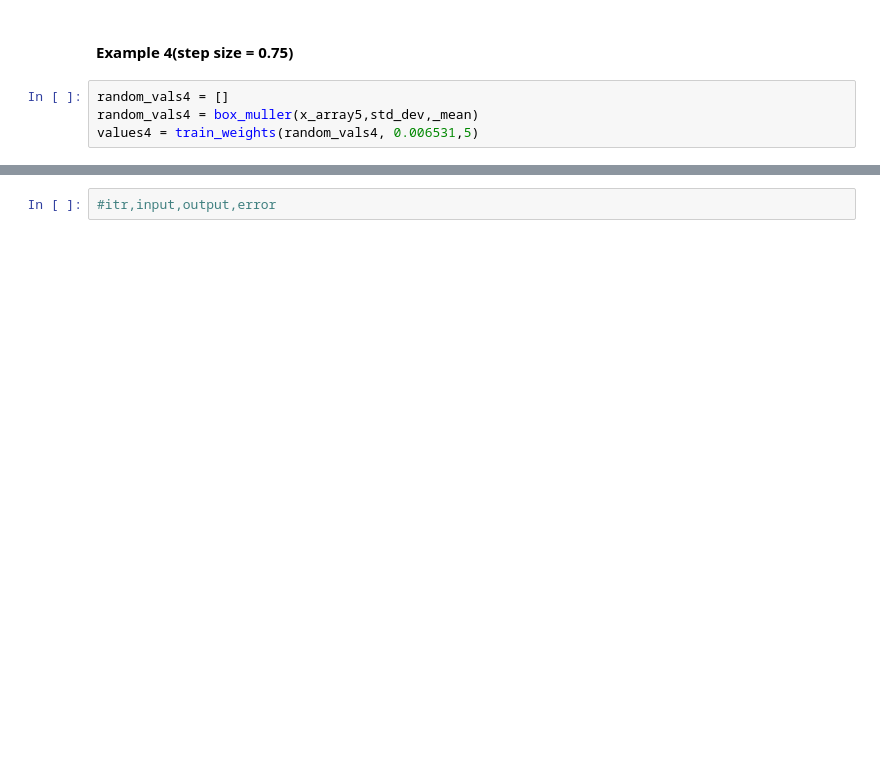
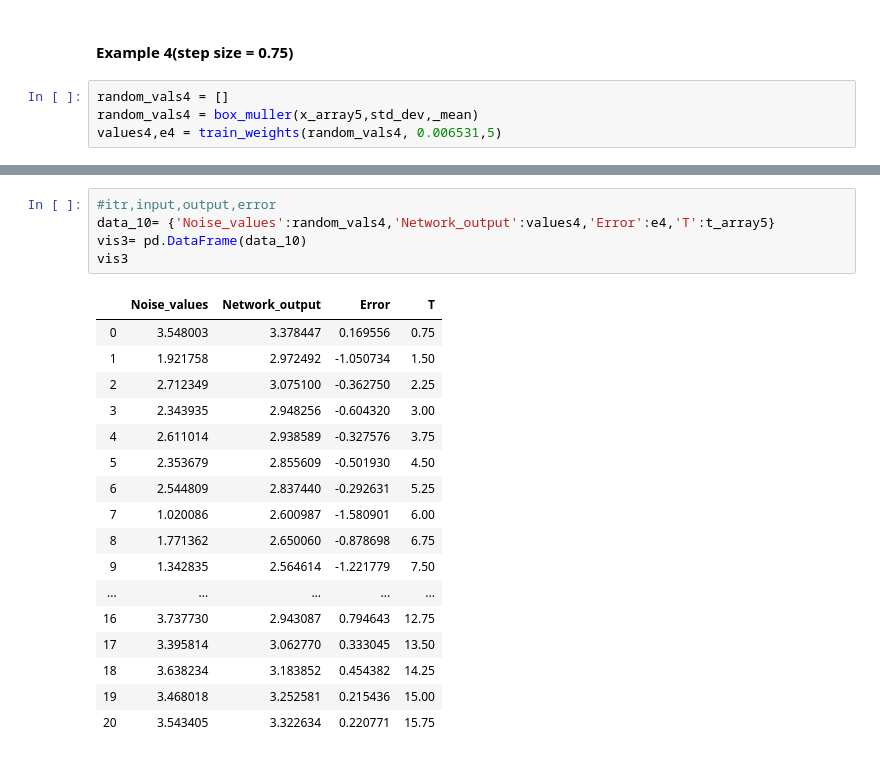
Before and after one commit to Kikumu/Computational-science-practice, a Jupyter notebook: Computational Science ACW.ipynb, the cells around one changed output, grey strips where cells are left out. Cells and saved outputs as stored; diff of their text form; blank space fills up the shorter version.

```diff
--- a/Computational Science ACW.ipynb
+++ b/Computational Science ACW.ipynb
@@ -414,5 +474,5 @@ plt.show()
 # %%
 random_vals4 = []
 random_vals4 = box_muller(x_array5,std_dev,_mean)
-values4 = train_weights(random_vals4, 0.006531,5)
+values4,e4 = train_weights(random_vals4, 0.006531,5)
 # %% [output]
@@ -433,2 +493,23 @@ plt.show()
-# %%
-#itr,input,output,error
+# %%
+#itr,input,output,error
+data_10= {'Noise_values':random_vals4,'Network_output':values4,'Error':e4,'T':t_array5}
+vis3= pd.DataFrame(data_10)
+vis3
+# %% [output]
+|  | Noise_values | Network_output | Error | T |
+| 0 | 3.548003 | 3.378447 | 0.169556 | 0.75 |
+| 1 | 1.921758 | 2.972492 | -1.050734 | 1.50 |
+| 2 | 2.712349 | 3.075100 | -0.362750 | 2.25 |
+| 3 | 2.343935 | 2.948256 | -0.604320 | 3.00 |
+| 4 | 2.611014 | 2.938589 | -0.327576 | 3.75 |
+| 5 | 2.353679 | 2.855609 | -0.501930 | 4.50 |
+| 6 | 2.544809 | 2.837440 | -0.292631 | 5.25 |
+| 7 | 1.020086 | 2.600987 | -1.580901 | 6.00 |
+| 8 | 1.771362 | 2.650060 | -0.878698 | 6.75 |
+| 9 | 1.342835 | 2.564614 | -1.221779 | 7.50 |
+| ... | ... | ... | ... | ... |
+| 16 | 3.737730 | 2.943087 | 0.794643 | 12.75 |
+| 17 | 3.395814 | 3.062770 | 0.333045 | 13.50 |
+| 18 | 3.638234 | 3.183852 | 0.454382 | 14.25 |
+| 19 | 3.468018 | 3.252581 | 0.215436 | 15.00 |
+| 20 | 3.543405 | 3.322634 | 0.220771 | 15.75 |
```
Also changed, not shown: parts of 14 cells of this notebook.
